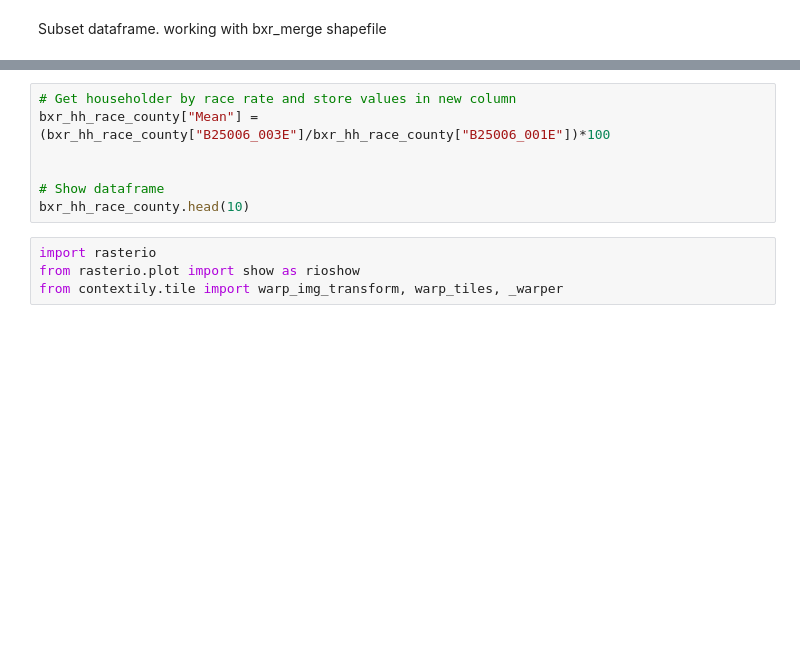
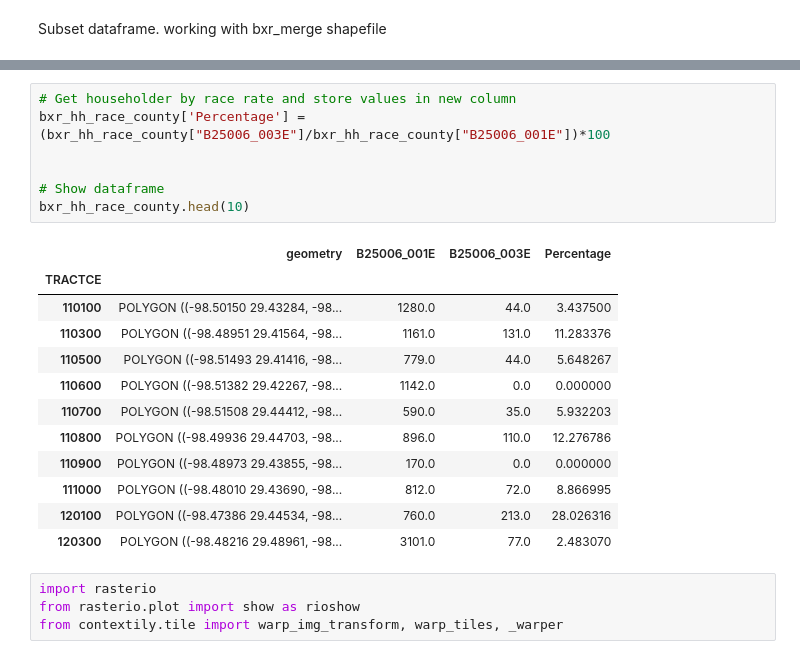
Before and after one commit to dianita956/Maps, a Jupyter notebook: Bexar County Black and African American Home Ownership ACS_5_2019 (mean).ipynb, the cells around one changed output, grey strips where cells are left out. Drawn from its saved outputs; the diff is of its cells as text; blank space fills up the shorter version.

```diff
--- a/Bexar County Black and African American Home Ownership ACS_5_2019 (mean).ipynb
+++ b/Bexar County Black and African American Home Ownership ACS_5_2019 (mean).ipynb
@@ -107,10 +217,23 @@ print('Shape: ', bxr_hh_race_county.shape)
 # %%
 # Get householder by race rate and store values in new column
-bxr_hh_race_county["Mean"] = (bxr_hh_race_county["B25006_003E"]/bxr_hh_race_county["B25006_001E"])*100
+bxr_hh_race_county['Percentage'] = (bxr_hh_race_county["B25006_003E"]/bxr_hh_race_county["B25006_001E"])*100
 
 
 # Show dataframe
 bxr_hh_race_county.head(10)
+# %% [output]
+|  | geometry | B25006_001E | B25006_003E | Percentage |
+| TRACTCE |  |  |  |  |
+| 110100 | POLYGON ((-98.50150 29.43284, -98... | 1280.0 | 44.0 | 3.437500 |
+| 110300 | POLYGON ((-98.48951 29.41564, -98... | 1161.0 | 131.0 | 11.283376 |
+| 110500 | POLYGON ((-98.51493 29.41416, -98... | 779.0 | 44.0 | 5.648267 |
+| 110600 | POLYGON ((-98.51382 29.42267, -98... | 1142.0 | 0.0 | 0.000000 |
+| 110700 | POLYGON ((-98.51508 29.44412, -98... | 590.0 | 35.0 | 5.932203 |
+| 110800 | POLYGON ((-98.49936 29.44703, -98... | 896.0 | 110.0 | 12.276786 |
+| 110900 | POLYGON ((-98.48973 29.43855, -98... | 170.0 | 0.0 | 0.000000 |
+| 111000 | POLYGON ((-98.48010 29.43690, -98... | 812.0 | 72.0 | 8.866995 |
+| 120100 | POLYGON ((-98.47386 29.44534, -98... | 760.0 | 213.0 | 28.026316 |
+| 120300 | POLYGON ((-98.48216 29.48961, -98... | 3101.0 | 77.0 | 2.483070 |
 # %%
 import rasterio
 from rasterio.plot import show as rioshow
```
Also changed, not shown: parts of 15 cells of this notebook.
